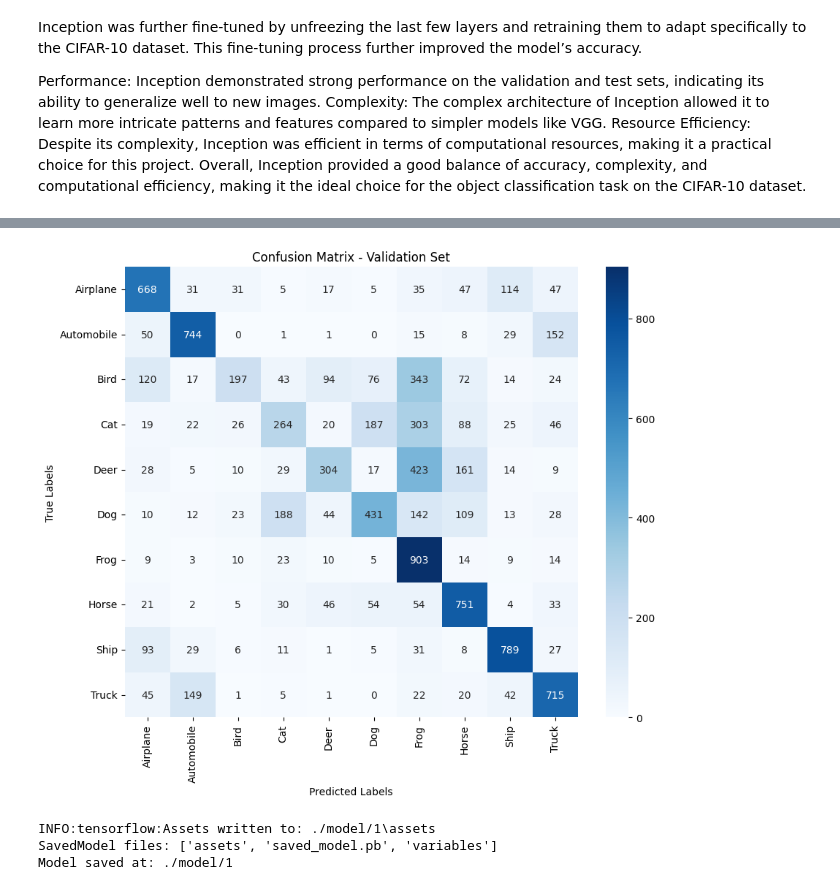
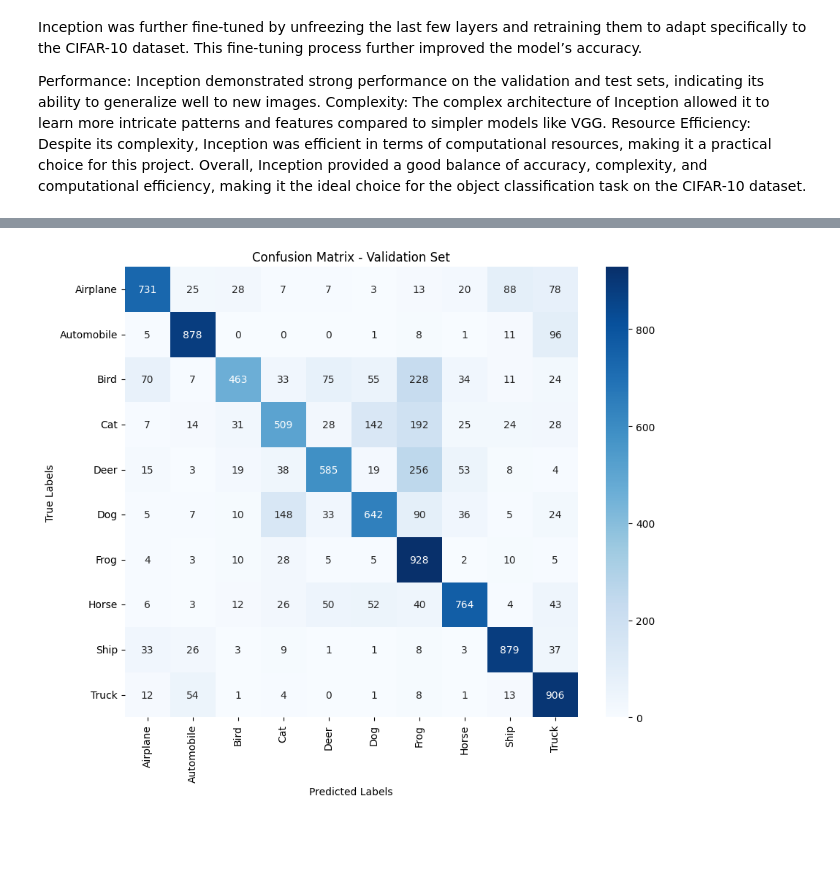
Before and after one commit to sofzcc/project-1-deep-learning-image-classification-with-cnn, a Jupyter notebook: Project_CIFAR_10_Dataset_2.ipynb, the cells around one changed output, grey strips where cells are left out. Saved outputs shown, nothing was run; the diff lists cells and outputs as text; code cells hidden in the pictures; blank space fills up the shorter version.

```diff
--- a/Project_CIFAR_10_Dataset_2.ipynb
+++ b/Project_CIFAR_10_Dataset_2.ipynb
@@ -212,8 +213,8 @@ print(np.isnan(test_images).sum(), np.isnan(test_labels).sum())
 # Create ImageDataGenerators for training and validation sets
 data_generator = ImageDataGenerator(
     rotation_range = 30,
-    width_shift_range = 0.4,
-    height_shift_range = 0.4,
+    width_shift_range = 0.2,
+    height_shift_range = 0.2,
     horizontal_flip = True,
     zoom_range = 0.2,
     fill_mode = 'nearest'
@@ -877,0 +882,16 @@ ValueError: in user code:
+# %%
+# Define callbacks
+early_stopping = EarlyStopping(monitor='val_loss', patience=5, restore_best_weights=True)
+reduce_lr = ReduceLROnPlateau(monitor='val_loss', factor=0.1, patience=3, min_lr=1e-6)
+
+# Compile the final model
+optimizer = tf.keras.optimizers.Adam(learning_rate=0.001)
+final_model.compile(optimizer=optimizer, loss='categorical_crossentropy', metrics=['accuracy'])
+
+# Additional training of the model
+add_training_history = final_model.fit(
+    datagen.flow(_train_images_inceptionv3, train_labels_one_hot, batch_size=64),
+    epochs=20,
+    validation_data=(_val_images_inceptionv3, val_labels_one_hot),
+    callbacks=[early_stopping, reduce_lr]
+)
@@ -877,0 +916,16 @@ ValueError: in user code:
+# %%
+# Define callbacks
+early_stopping = EarlyStopping(monitor='val_loss', patience=5, restore_best_weights=True)
+reduce_lr = ReduceLROnPlateau(monitor='val_loss', factor=0.1, patience=3, min_lr=1e-6)
+
+# Compile the final model
+optimizer = tf.keras.optimizers.Adam(learning_rate=0.001)
+final_model.compile(optimizer=optimizer, loss='categorical_crossentropy', metrics=['accuracy'])
+
+# Additional training of the model
+add_training_history = final_model.fit(
+    datagen.flow(_train_images_inceptionv3, train_labels_one_hot, batch_size=64),
+    epochs=20,
+    validation_data=(_val_images_inceptionv3, val_labels_one_hot),
+    callbacks=[early_stopping, reduce_lr]
+)
@@ -879,7 +951,7 @@ ValueError: in user code:
 # Evaluate the model
 test_labels_one_hot = to_categorical(test_labels)
 
-test_loss_final, test_acc_final = inceptionv3_model.evaluate(_test_images_inceptionv3, test_labels_one_hot)
+test_loss_final, test_acc_final = final_model.evaluate(_test_images_inceptionv3, test_labels_one_hot)
 print(f"Final Model Test accuracy: {test_acc_final}")
 
 
@@ -898,8 +970 @@ Final Model Test accuracy: 0.61080002784729
-[figure, old version]
+[figure, new version]
-# %%
-model_export_path = save_model(inceptionv3_model)
-print(f"Model saved at: {model_export_path}")
-# %% [output]
-INFO:tensorflow:Assets written to: ./model/1\assets
-SavedModel files: ['assets', 'saved_model.pb', 'variables']
-Model saved at: ./model/1
```
Also changed, not shown: parts of 25 cells of this notebook.
